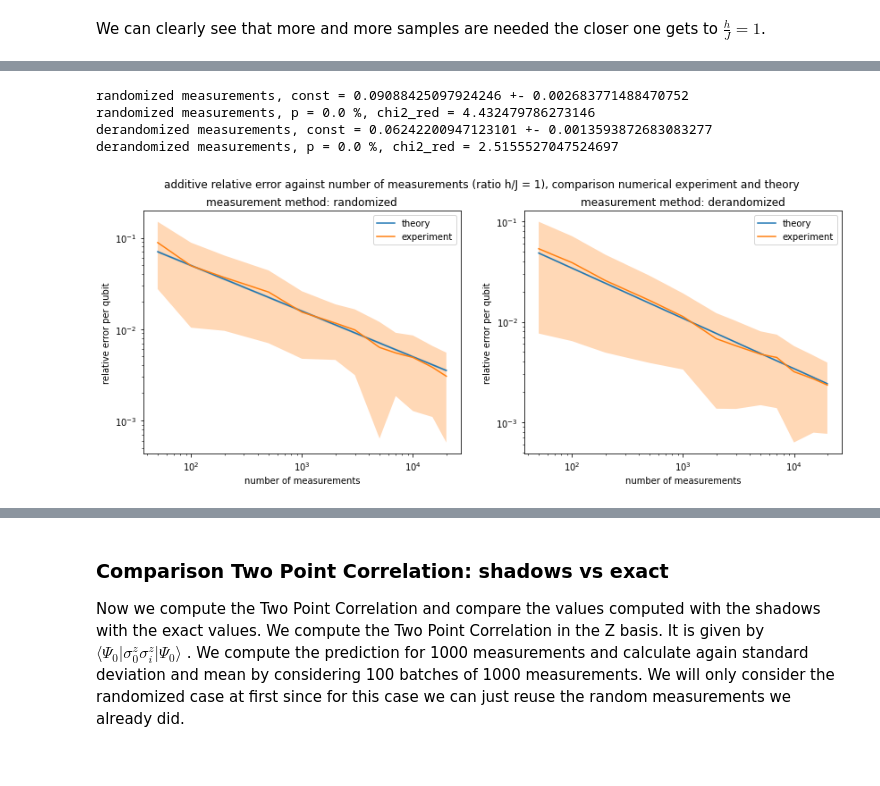
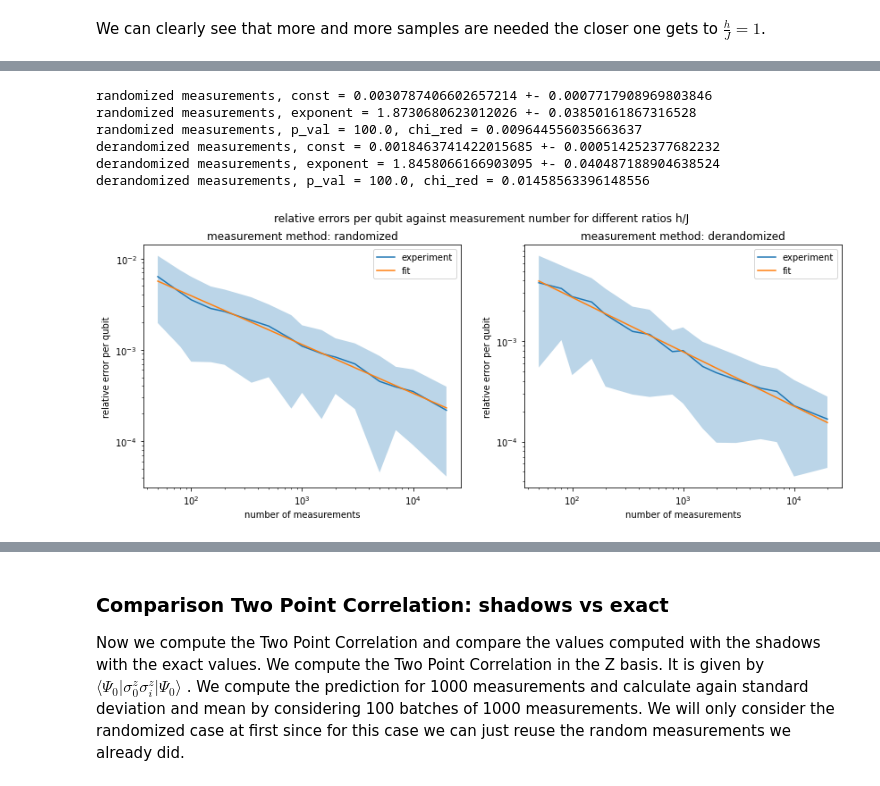
Before and after one commit to LennartBuerger/classical-shadows-for-1d-TFIM-energy-estimation, a Jupyter notebook: display_data/shadow_performance_analysis.ipynb, the cells around one changed output, grey strips where cells are left out. Saved outputs shown, nothing was run; the diff lists cells and outputs as text; code cells hidden in the pictures.

Commit message:
extracted the scaling coefficients in the relationship between number of measurements and error from simulated data, plotted them against the ratio h/J

```diff
--- a/display_data/shadow_performance_analysis.ipynb
+++ b/display_data/shadow_performance_analysis.ipynb
@@ -373,66 +397,62 @@ We plot the additive relative error against the number of measurements
 # %%
 from scipy.optimize import curve_fit
+def log_epsilon(num_measurements_log, const_log, exponent):
+    return (const_log - num_measurements_log)/exponent
+
 from scipy.stats import chi2
-def epsilon(num_measurements, const):
-    num_observables = 2*qubit_num
-    locality = 2
-    return const * np.sqrt(np.log(num_observables)/num_measurements * 3**locality)
 
-def compute_p_value_and_chi_red(data, param, param_std):
-    chi2_sum = np.sum((epsilon(num_of_measurements, param) - data)**2/ param_std**2)
-    dof = np.size(num_of_measurements) - 1
+def compute_p_value_and_chi_red(data, params, data_std):
+    chi2_sum = np.sum((np.exp(log_epsilon(np.log(num_of_measurements), params[0], params[1])) - data)**2/ data_std**2)
+    dof = np.size(num_of_measurements) - 2
     chi2_red = chi2_sum / dof
     p_val = round(1 - chi2.cdf(chi2_sum, dof),2)*100
     return  p_val, chi2_red
 # %%
-num_of_measurements = np.array([50, 100, 200, 500, 1000, 2000, 3000, 5000, 7000, 10000, 15000, 20000])
+num_of_measurements = np.array([50, 80, 100, 150, 200, 350, 500, 800, 1000, 1500, 2000, 3000, 5000, 7000, 10000, 20000])
 batches = 50
 some_ratios = np.array([1.0])
 fig, axs = plt.subplots(1, 2)
 fig.set_figheight(5)
 fig.set_figwidth(14)
-fig.suptitle('additive relative error against number of measurements (ratio h/J = 1), comparison numerical experiment and theory')
+fig.suptitle('relative errors per qubit against measurement number for different ratios h/J')
 for l in range(0, 2):
     for i in range(0, np.size(some_ratios)):
         energy_shadow = np.zeros(np.size(num_of_measurements))
         errors = np.zeros((batches, np.size(num_of_measurements)))
         energy_brute = energy_dict[str(1)]['periodic'][str(qubit_num)][str(some_ratios[i])][0] * np.ones(np.size(num_of_measurements))
         save_direc_procedure = Path('data/shadow_measurements/measurement_procedure_ratio_'+\
                               str(some_ratios[i])+'_qubit_num_'+str(qubit_num)+'_method_'+measurement_methods[l]+'.npy')
         save_direc_index = Path('data/shadow_measurements/measurement_index_ratio_'+\
                               str(some_ratios[i])+'_qubit_num_'+str(qubit_num)+'_method_'+measurement_methods[l]+'.npy')
         measurement_procedure = np.lib.format.open_memmap(save_direc_procedure, dtype=np.str_, mode='r')
         measurement_index = np.lib.format.open_memmap(save_direc_index, dtype=np.int32, mode='r')
         for k in range(0, batches):
             for j in range(0, np.size(num_of_measurements)):
                 measurements = conversion_to_prediction_shadow_dict_shape(measurement_procedure[k*num_of_measurements[j]:(k+1)*num_of_measurements[j]],
-                                                                          measurement_index[k*num_of_measurements[j]: (k+1)*num_of_measurements[j]],
-                                                                          qubit_num)
+                                                                          measurement_index[k*num_of_measurements[j]:(k+1)*num_of_measurements[j]], qubit_num)
                 energy_shadow[j] = TfimHamiltonianOpenFermion(qubit_num,
                                                            some_ratios[i], 1, 'periodic').energy_shadow(None,
                                                                                                        num_of_measurements[j],
                                                                                                        measurement_methods[l], measurements)
-            errors[k,:] = np.abs(energy_shadow - energy_brute) / np.abs(energy_brute)
+            errors[k,:] = np.abs(energy_shadow - energy_brute) / np.abs(energy_brute) / qubit_num
         error_mean = np.mean(errors, axis=0)
         error_std = np.std(errors, axis=0)
-        # the error_std keeps decreasing with the number of batches and is therefore probably not a great estimate
-        # hence we do not use it for the estimation of const
-        popt, pcov = curve_fit(epsilon, num_of_measurements, error_mean, sigma=error_std)
-        print(measurement_methods[l] + ' measurements, const = ' + str(popt[0]) + ' +- ' + str(np.sqrt(pcov[0][0])))
-        p_val, chi2_red = compute_p_value_and_chi_red(error_mean, popt[0], np.sqrt(pcov[0][0]))
-        print(measurement_methods[l] + ' measurements, p = ' + str(p_val) + ' %, chi2_red = ' + str(chi2_red))
-        axs[l].errorbar(num_of_measurements, epsilon(num_of_measurements, popt[0]), label = 'theory')
-        axs[l].fill_between(num_of_measurements,
-                            epsilon(num_of_measurements, popt[0] - np.sqrt(pcov[0][0])),
-                            epsilon(num_of_measurements, popt[0] + np.sqrt(pcov[0][0])), alpha = 0.3)
+        popt, pcov = curve_fit(log_epsilon, np.log(num_of_measurements), np.log(error_mean), sigma=np.log(error_std))
+        p_val, chi_red = compute_p_value_and_chi_red(error_mean, popt, error_std)
+        print(measurement_methods[l] + ' measurements, const = ' + str(np.exp(popt[0])) + ' +- ' + str(np.exp(popt[0]) * np.sqrt(pcov[0][0])))
+        print(measurement_methods[l] + ' measurements, exponent = ' + str(popt[1]) + ' +- ' + str(np.sqrt(pcov[1][1])))
+        print(measurement_methods[l] + ' measurements, p_val = ' + str(p_val) + ', chi_red = ' + str(chi_red))
         axs[l].errorbar(num_of_measurements, error_mean, label = 'experiment')
         axs[l].fill_between(num_of_measurements, error_mean - error_std, error_mean + error_std, alpha = 0.3)
+        axs[l].errorbar(num_of_measurements, np.exp(log_epsilon(np.log(num_of_measurements),popt[0], popt[1])), label='fit')
         axs[l].set(xscale='log', yscale='log', xlabel='number of measurements', ylabel = 'relative error per qubit')
         axs[l].set_title('measurement method: ' + str(measurement_methods[l]))
         axs[l].legend()
 # %% [output]
-randomized measurements, const = 0.09088425097924246 +- 0.002683771488470752
-randomized measurements, p = 0.0 %, chi2_red = 4.432479786273146
-derandomized measurements, const = 0.06242200947123101 +- 0.0013593872683083277
-derandomized measurements, p = 0.0 %, chi2_red = 2.5155527047524697
+randomized measurements, const = 0.0030787406602657214 +- 0.0007717908969803846
+randomized measurements, exponent = 1.8730680623012026 +- 0.03850161867316528
+randomized measurements, p_val = 100.0, chi_red = 0.009644556035663637
+derandomized measurements, const = 0.0018463741422015685 +- 0.000514252377682232
+derandomized measurements, exponent = 1.8458066166903095 +- 0.040487188904638524
+derandomized measurements, p_val = 100.0, chi_red = 0.01458563396148556
-[figure, old version]
+[figure, new version]
```
Also changed, not shown: parts of 7 cells of this notebook.
